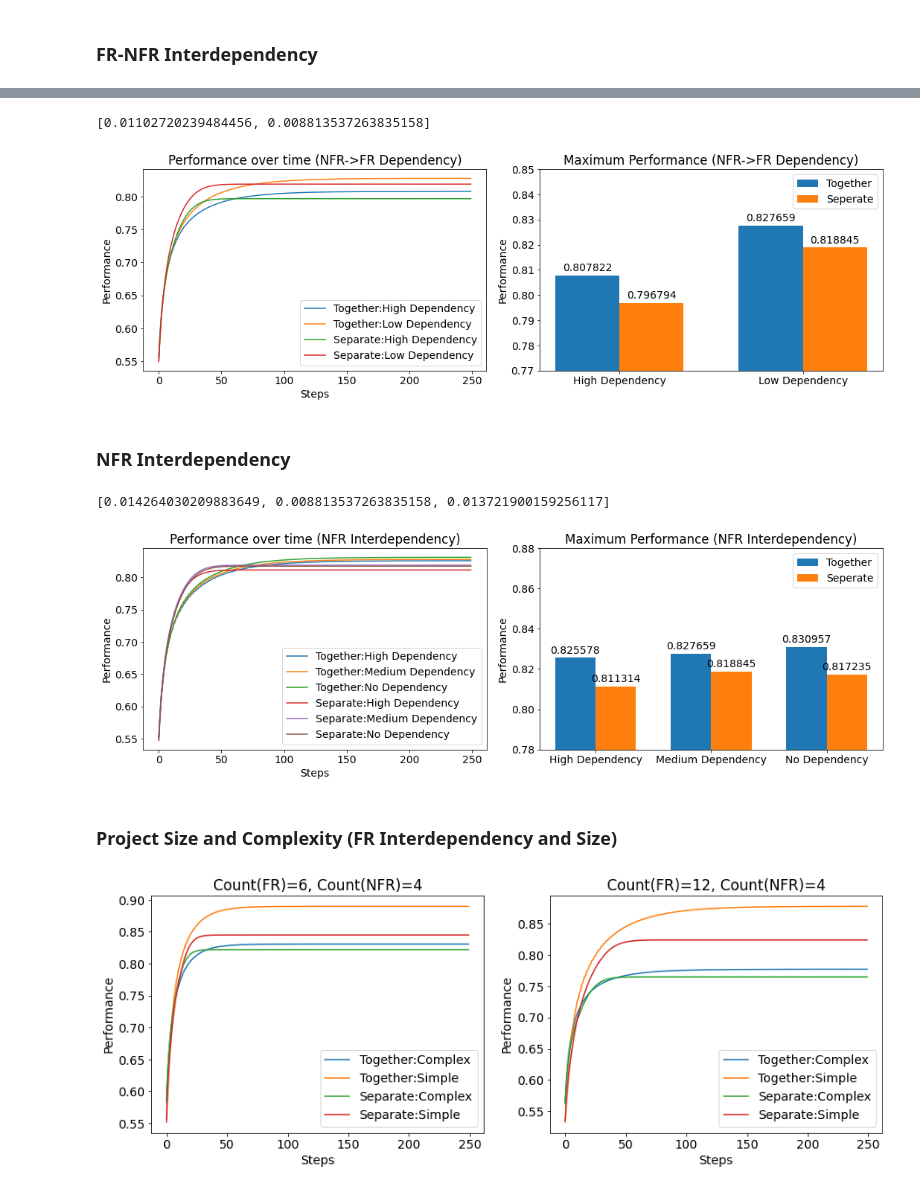
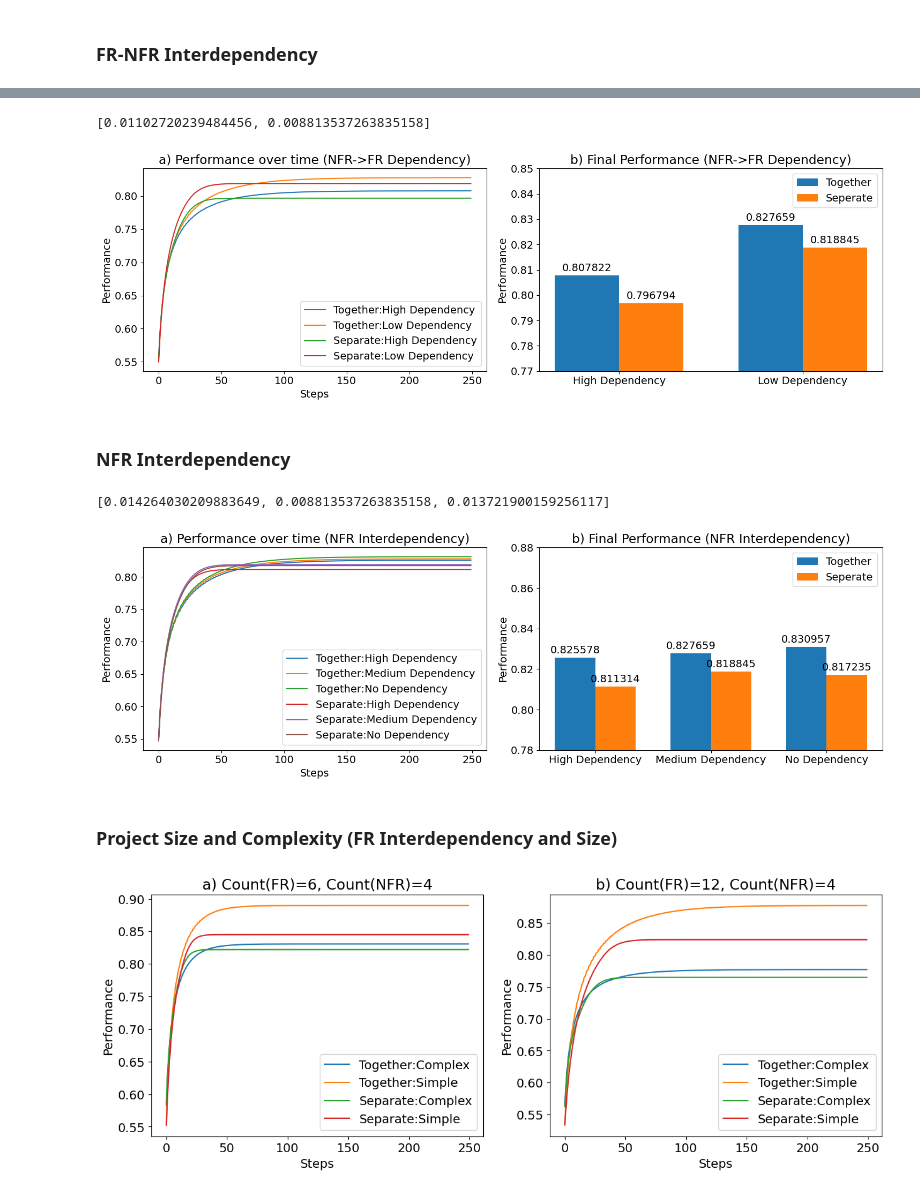
Before and after one commit to OoiJunHao/CP4101_NFR_FR_Prioritisation, a Jupyter notebook: visualisations/Baseline_Visualisations.ipynb, the cells around one changed output, grey strips where cells are left out. Saved outputs shown, nothing was run; the diff lists cells and outputs as text; code cells hidden in the pictures.

```diff
--- a/visualisations/Baseline_Visualisations.ipynb
+++ b/visualisations/Baseline_Visualisations.ipynb
@@ -295,7 +295,7 @@ for name, vals in results__nfr_fr_separate_2.items():
 ax1.legend()
 ax1.set_ylabel("Performance")
 ax1.set_xlabel("Steps")
-ax1.set_title("Performance over time (NFR->FR Dependency)")
+ax1.set_title("a) Performance over time (NFR->FR Dependency)")
 #plt.show()
 
 
@@ -321,7 +321,7 @@ rects2 = ax2.bar(x + width/2, max_performance_seperate, width, label='Seperate')
 
 # Add some text for labels, title and custom x-axis tick labels, etc.
 ax2.set_ylabel('Performance')
-ax2.set_title('Maximum Performance (NFR->FR Dependency)')
+ax2.set_title('b) Final Performance (NFR->FR Dependency)')
 ax2.set_xticks(x, labels)
 ax2.legend()
 
@@ -347,7 +347,7 @@ fig.tight_layout()
 plt.show()
 # %% [output]
 [0.01102720239484456, 0.008813537263835158]
-[figure, old version]
+[figure, new version]
 # %% [markdown]
 ### NFR Interdependency
 # %%
@@ -364,7 +364,7 @@ for name, vals in results__nfr_nfr_separate.items():
 ax1.legend()
 ax1.set_ylabel("Performance")
 ax1.set_xlabel("Steps")
-ax1.set_title("Performance over time (NFR Interdependency)")
+ax1.set_title("a) Performance over time (NFR Interdependency)")
 
 
 labels = ["High Dependency", "Medium Dependency", "No Dependency"]
@@ -389,7 +389,7 @@ rects2 = ax2.bar(x + width/2, max_performance_seperate, width, label='Seperate')
 
 # Add some text for labels, title and custom x-axis tick labels, etc.
 ax2.set_ylabel('Performance')
-ax2.set_title('Maximum Performance (NFR Interdependency)')
+ax2.set_title('b) Final Performance (NFR Interdependency)')
 ax2.set_xticks(x, labels)
 ax2.legend()
 
@@ -415,39 +415,39 @@ fig.tight_layout()
 plt.show()
 # %% [output]
 [0.014264030209883649, 0.008813537263835158, 0.013721900159256117]
-[figure, old version]
+[figure, new version]
 # %% [markdown]
 ### Project Size and Complexity (FR Interdependency and Size)
 # %%
 x = range(search_iteration)
 plt.subplots(figsize=(15, 5))
 font = {'size': 14}
 matplotlib.rc('font', **font)
 
 
 plt.subplot(1, 2, 1)
 for name, vals in fr__N6_together.items():
     plt.plot(x, fr__N6_together[name], label=f"Together:{name}")
 for name, vals in fr__N6_separate.items():
     plt.plot(x, fr__N6_separate[name], label=f"Separate:{name}")
 plt.legend()
 plt.ylabel("Performance")
 plt.xlabel("Steps")
-plt.title("Count(FR)=6, Count(NFR)=4")
+plt.title("a) Count(FR)=6, Count(NFR)=4")
 
 plt.subplot(1, 2, 2)
 for name, vals in fr__N12_together.items():
     plt.plot(x, fr__N12_together[name], label=f"Together:{name}")
 for name, vals in fr__N12_separate.items():
     plt.plot(x, fr__N12_separate[name], label=f"Separate:{name}")
 plt.legend()
 plt.ylabel("Performance")
 plt.xlabel("Steps")
-plt.title("Count(FR)=12, Count(NFR)=4")
+plt.title("b) Count(FR)=12, Count(NFR)=4")
 
 plt.show()
 # %% [output]
-[figure, old version]
+[figure, new version]
 # %%
 font = {'size': 16}
 matplotlib.rc('font', **font)
```
Also changed, not shown: parts of 4 cells of this notebook, 17 other files.
